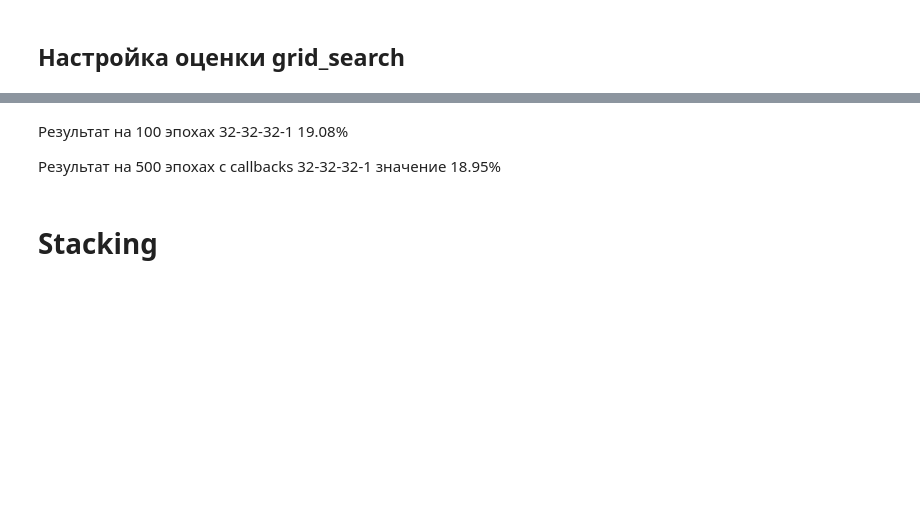
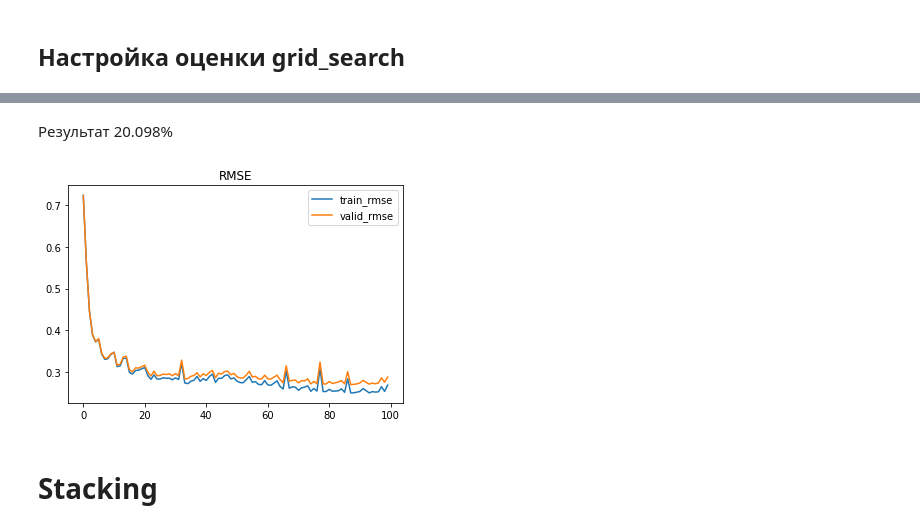
Before and after one commit to TimeryaevaM/Diplom, a Jupyter notebook: diplom_result.ipynb, the cells around one changed output, grey strips where cells are left out. Drawn from its saved outputs; the diff is of its cells as text; code cells hidden in the pictures; blank space fills up the shorter version.

```diff
--- a/diplom_result.ipynb
+++ b/diplom_result.ipynb
@@ -2131,0 +2124,23 @@ history = model.fit(X_train,
+# %%
+model_tabnet = TabNetRegressor(verbose=10, seed=RANDOM_SEED,
+                               n_independent=3, n_steps=3,
+                              )
+
+model_tabnet.fit(X_train, y_train,
+              eval_set=[(X_train, y_train), (X_test, y_test)],
+              eval_name=['train', 'valid'],
+              #patience=300, max_epochs=2000,
+              patience=100, max_epochs=100,
+              eval_metric=['rmse'])
+
+y_pred = model_tabnet.predict(X_test)
+
+
+# Преобразуем Y_test, y_pred к exp значениям для оценки MAPE
+
+y_pred_exp = np.round(np.exp(y_pred) - 1)
+y_test_exp = np.round(np.exp(y_test) - 1)
+
+
+# Вывод результата MAPE
+print(f"\n\nTEST mape: {(mape(y_test_exp, y_pred_exp))*100:0.3f}%")
@@ -2132,6 +2164,12 @@ history = model.fit(X_train,
+# %% [markdown]
+Результат 20.098%
 # %%
-plt.title('Loss')
-plt.plot(history.history['loss'], label='train')
-plt.plot(history.history['val_loss'], label='test')
+# График обучения
+
+plt.title('RMSE')
+plt.plot(model_tabnet.history['train_rmse'], label='train_rmse')
+plt.plot(model_tabnet.history['valid_rmse'], label='valid_rmse')
 plt.legend()
 plt.show()
+# %% [output]
+[figure, added]
@@ -2148,6 +2176,2 @@ print(f"TEST mape: {(mape(y_test_exp, y_pred_exp))*100:0.2f}%")
-# %% [markdown]
-Результат на 100 эпохах 32-32-32-1 19.08%
-
-Результат на 500 эпохах с callbacks 32-32-32-1 значение 18.95%
 # %% [markdown]
 # Stacking
```
Also changed, not shown: parts of 81 cells of this notebook.
